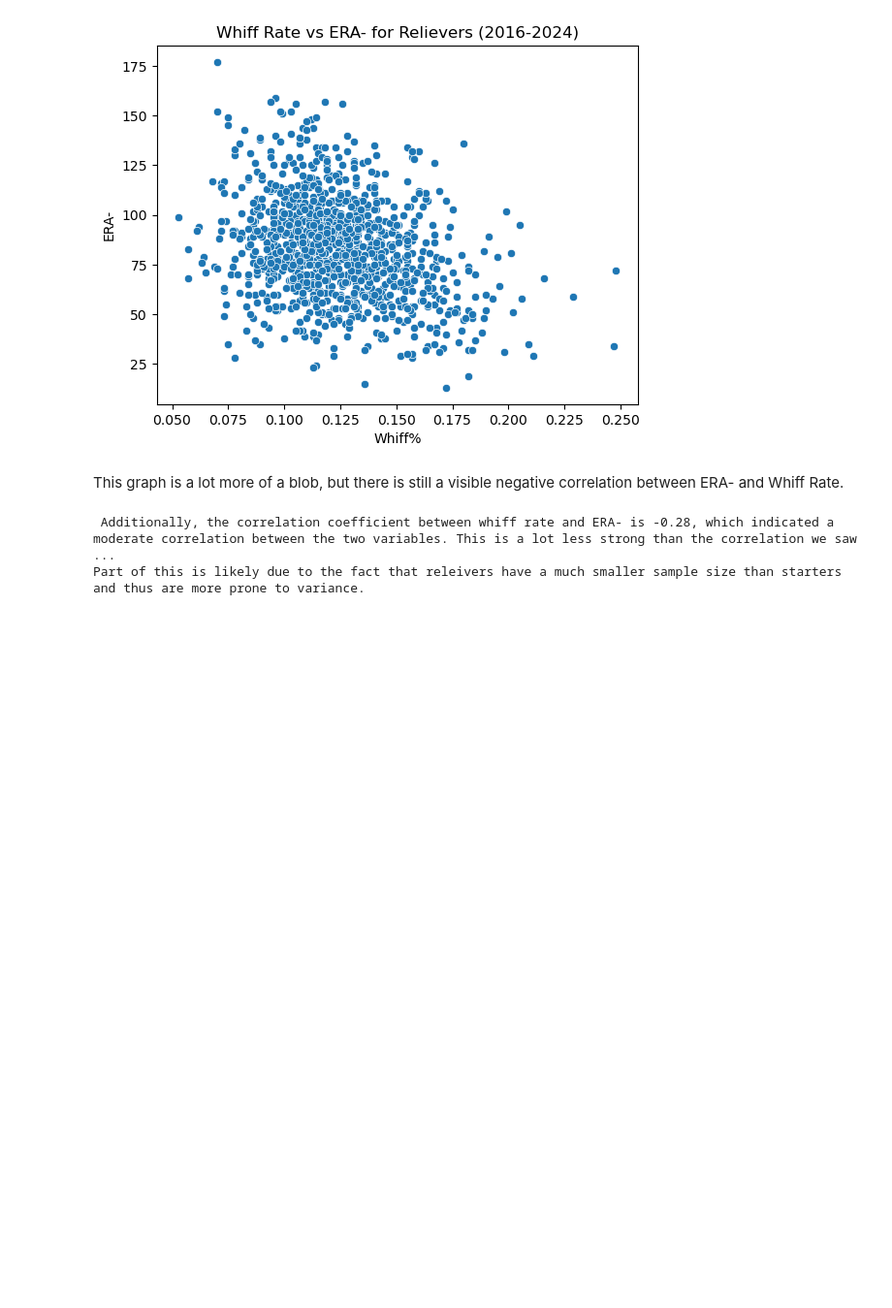
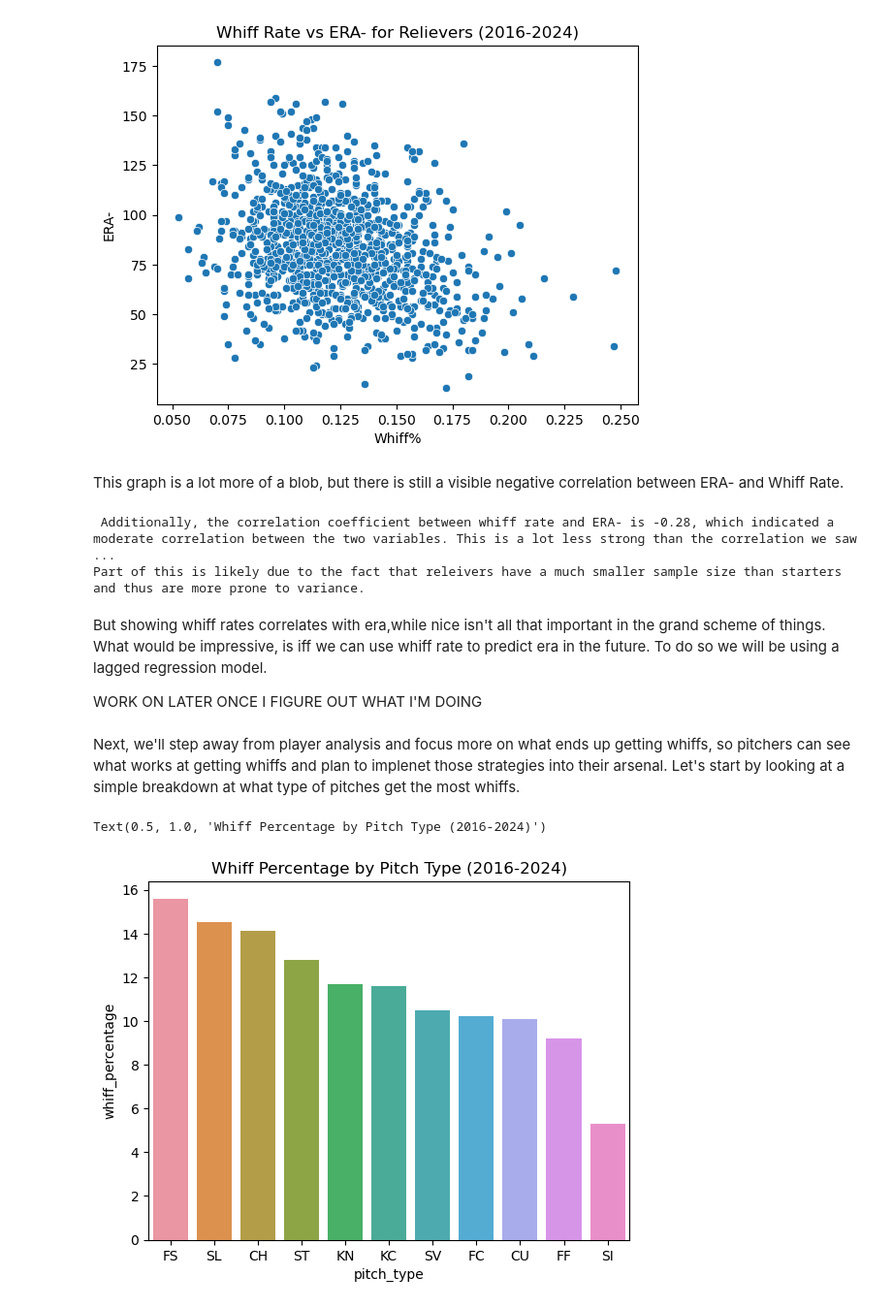
Before and after one commit to Ngilbert0807/Whiff-Analysis, a Jupyter notebook: Main Code/Report.ipynb, the cells around one changed output. Shown at 97% size. Saved outputs shown, nothing was run; the diff lists cells and outputs as text; code cells hidden in the pictures; blank space fills up the shorter version.

```diff
--- a/Main Code/Report.ipynb
+++ b/Main Code/Report.ipynb
@@ -119,3 +120,41 @@ print('Part of this is likely due to the fact that releivers have a much smaller
 # %% [output]
  Additionally, the correlation coefficient between whiff rate and ERA- is -0.28, which indicated a moderate correlation between the two variables. This is a lot less strong than the correlation we saw ...
 Part of this is likely due to the fact that releivers have a much smaller sample size than starters and thus are more prone to variance.
+# %% [markdown]
+But showing whiff rates correlates with era,while nice isn't all that important in the grand scheme of things. What would be impressive, is iff we can use whiff rate to predict era in the future. To do so we will be using a lagged regression model.
+
+WORK ON LATER ONCE I FIGURE OUT WHAT I'M DOING
+# %% [markdown]
+Next, we'll step away from player analysis and focus more on what ends up getting whiffs, so pitchers can see what works at getting whiffs and plan to implenet those strategies into their arsenal. Let's start by looking at a simple breakdown at what type of pitches get the most whiffs.
+# %%
+get_pitch_whiff_states='''WITH total_pitches AS (
+    SELECT pitch_type, count(*) as total_pitches
+    FROM statcast_2024
+    GROUP BY pitch_type
+	HAVING count(*) >=1000
+),
+whiffs AS (
+    SELECT pitch_type, count(*) as total_whiffs
+    FROM statcast_2024
+    WHERE description = 'swinging_strike'
+    GROUP BY pitch_type
+)
+SELECT
+    t.pitch_type,
+    t.total_pitches,
+    COALESCE(w.total_whiffs, 0) as total_whiffs,
+    ROUND(COALESCE(w.total_whiffs, 0) * 100.0 / t.total_pitches, 1) as whiff_percentage
+FROM total_pitches t
+LEFT JOIN whiffs w ON t.pitch_type = w.pitch_type
+ORDER BY t.total_pitches DESC;'''
+
+connection = connecting()
+execute_query(connection, get_pitch_whiff_states)
+whiff_by_pitch = read_query(connection, get_pitch_whiff_states)
+pitch_whiff_stats= pd.DataFrame(whiff_by_pitch, columns=['pitch_type', 'total_pitches', 'total_whiffs', 'whiff_percentage'])
+pitch_whiff_stats = pitch_whiff_stats.sort_values(by='whiff_percentage', ascending=False)
+sns.barplot(data=pitch_whiff_stats, x='pitch_type', y='whiff_percentage')
+plt.title('Whiff Percentage by Pitch Type (2016-2024)')
+# %% [output]
+Text(0.5, 1.0, 'Whiff Percentage by Pitch Type (2016-2024)')
+[figure, added]
```
Also changed, not shown: parts of 1 cell of this notebook.
